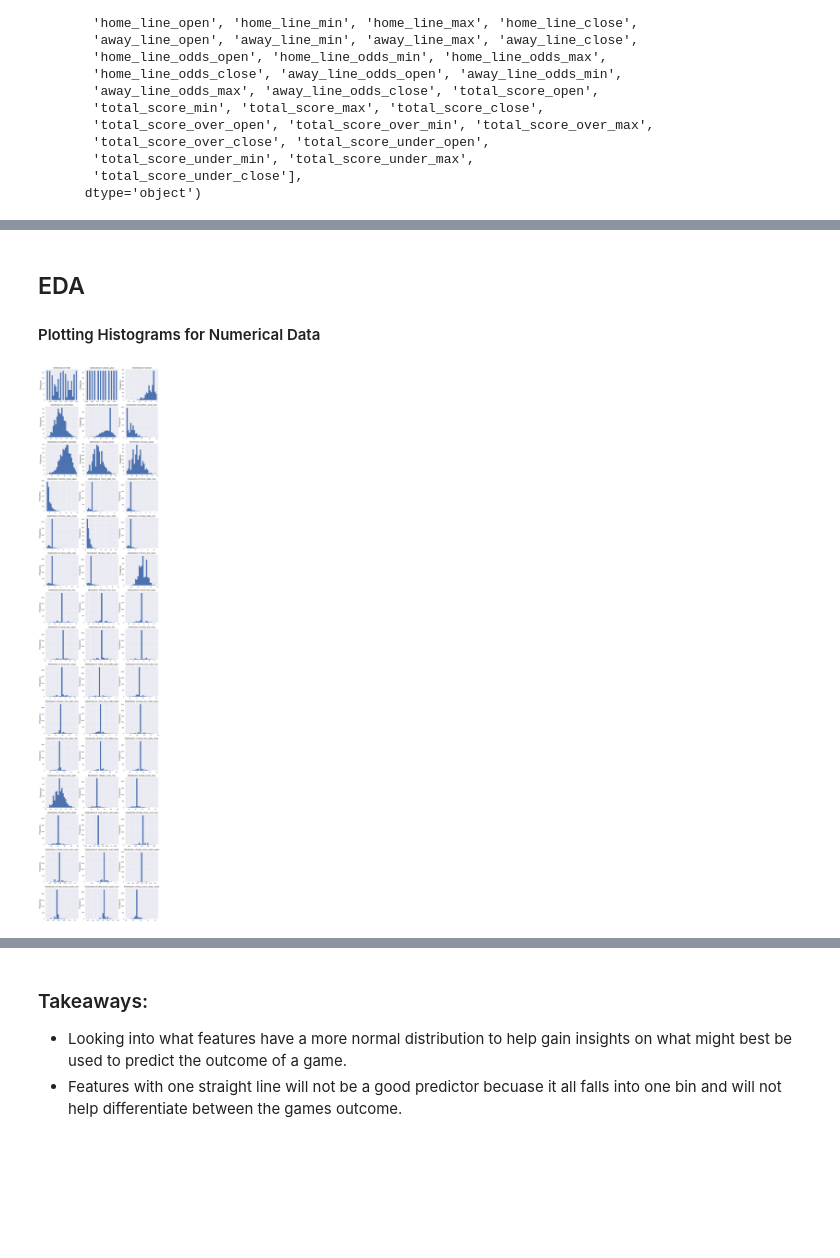
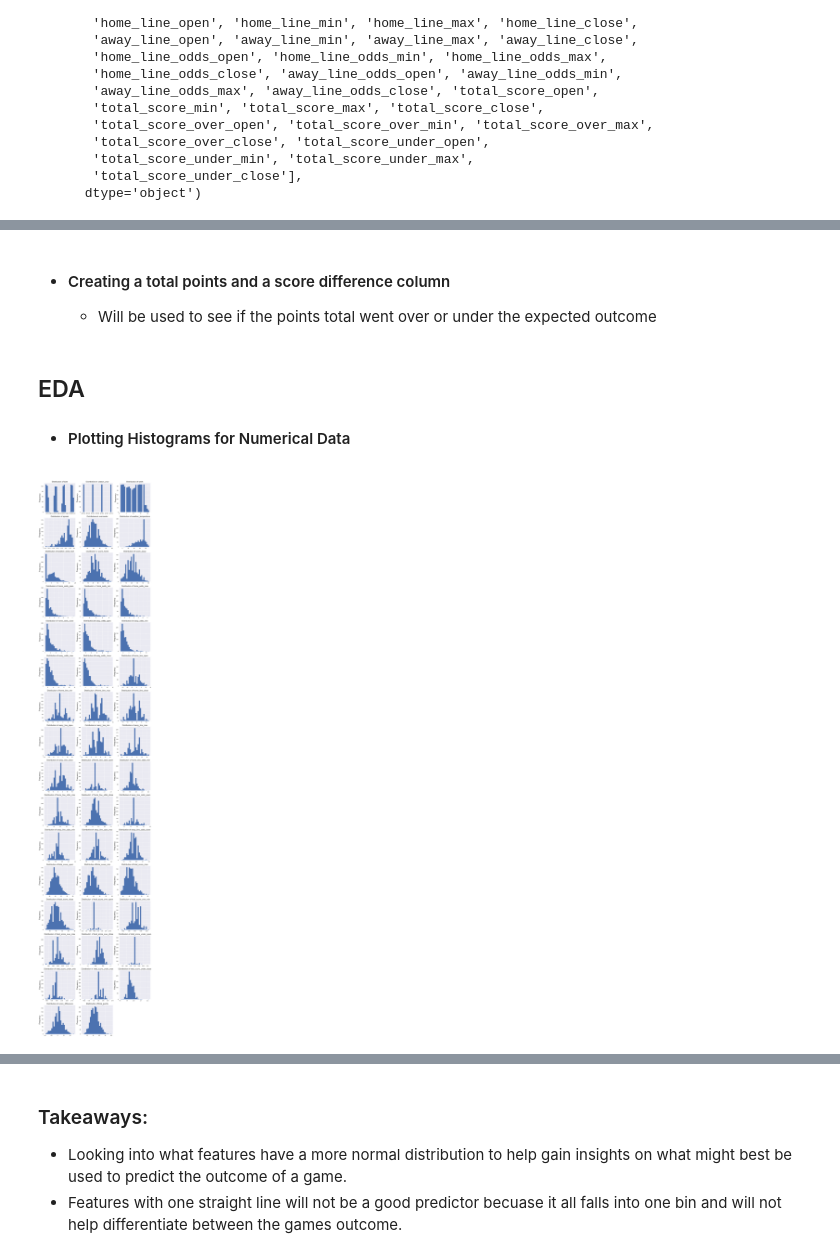
Before and after one commit to stecherwill/Predicting-Over-Under-Outcomes-for-NFL-Games, a Jupyter notebook: Code/01_Cleanup_EDA.ipynb, the cells around one changed output, grey strips where cells are left out. Drawn from its saved outputs; the diff is of its cells as text; code cells hidden in the pictures; blank space fills up the shorter version.

```diff
--- a/Code/01_Cleanup_EDA.ipynb
+++ b/Code/01_Cleanup_EDA.ipynb
@@ -367,0 +368,3 @@ betting_df.head()
+# %%
+betting_df.loc[(betting_df.week == 'Wildcard'), 'week'] = 18
+betting_df.loc[(betting_df.week == 'WildCard'), 'week'] = 18
@@ -368,9 +389,24 @@ betting_df.head()
+# %%
+betting_df.loc[(betting_df.week == 'Division'), 'week'] = 19
+betting_df.loc[(betting_df.week == 'Conference'), 'week'] = 20
+betting_df.loc[(betting_df.week == 'Superbowl'), 'week'] = 21
+betting_df.loc[(betting_df.week == 'SuperBowl'), 'week'] = 21
+# %%
+# Converting to integers
+betting_df['week']= betting_df['week'].astype("int64")
+# %% [markdown]
+- #### Creating a total points and a  score difference column
+     - Will be used to see if the points total went over or under the expected outcome
+# %%
+betting_df['score_difference'] = betting_df['score_home'] - betting_df['score_away']
+betting_df['total_points'] = betting_df['score_home'] + betting_df['score_away']
 # %% [markdown]
 ## EDA
 
-#### Plotting Histograms for Numerical Data
+- #### Plotting Histograms for Numerical Data
 # %%
-features = [col for col in betting_df.select_dtypes(exclude='object').columns]
+features = betting_df.select_dtypes(exclude='object').columns
+features = [col for col in features if col not in ['weather_humidity']]
 subplot_hist(betting_df, features);
 # %% [output]
-[figure, old version]
+[figure, new version]
```
Also changed, not shown: parts of 11 cells of this notebook, 7 other files.
